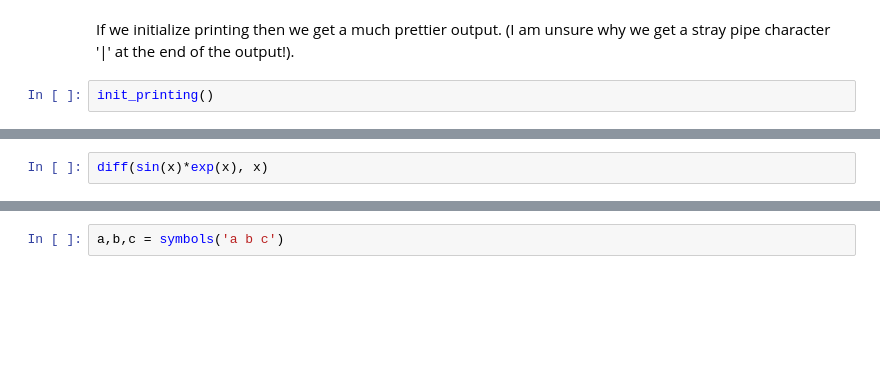
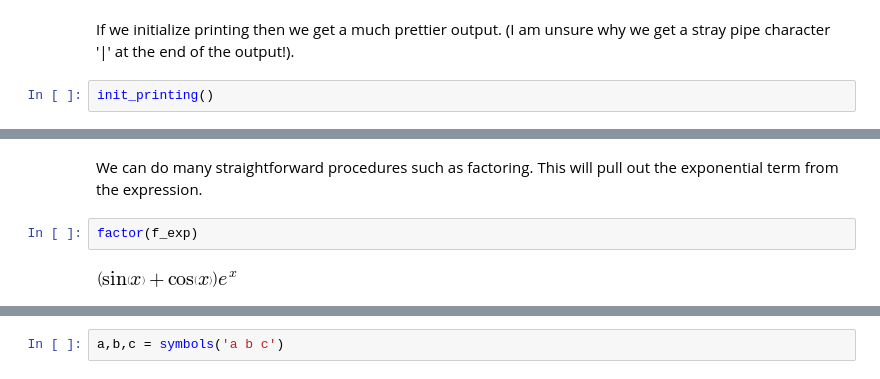
Before and after one commit to Davidjohnwilson/mathinvestigations, a Jupyter notebook: SymPy Investigation.ipynb, the cells around one changed output, grey strips where cells are left out. Cells and saved outputs as stored; diff of their text form; blank space fills up the shorter version.

```diff
--- a/SymPy Investigation.ipynb
+++ b/SymPy Investigation.ipynb
@@ -27,2 +35,6 @@ integrate(exp(x)*sin(x) + exp(x)*cos(x)+1, x)
-# %%
-diff(sin(x)*exp(x), x)
+# %% [markdown]
+We can do many straightforward procedures such as factoring. This will pull out the exponential term from the expression.
+# %%
+factor(f_exp)
+# %% [output]
+[figure, added]
```
Also changed, not shown: parts of 37 cells of this notebook.
